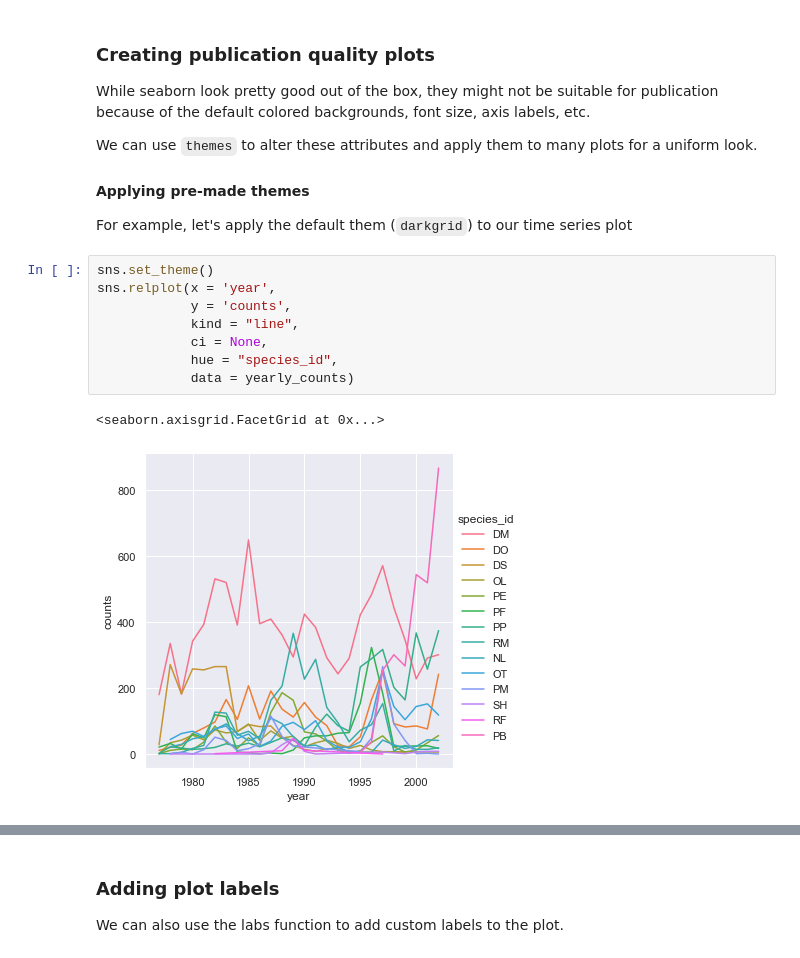
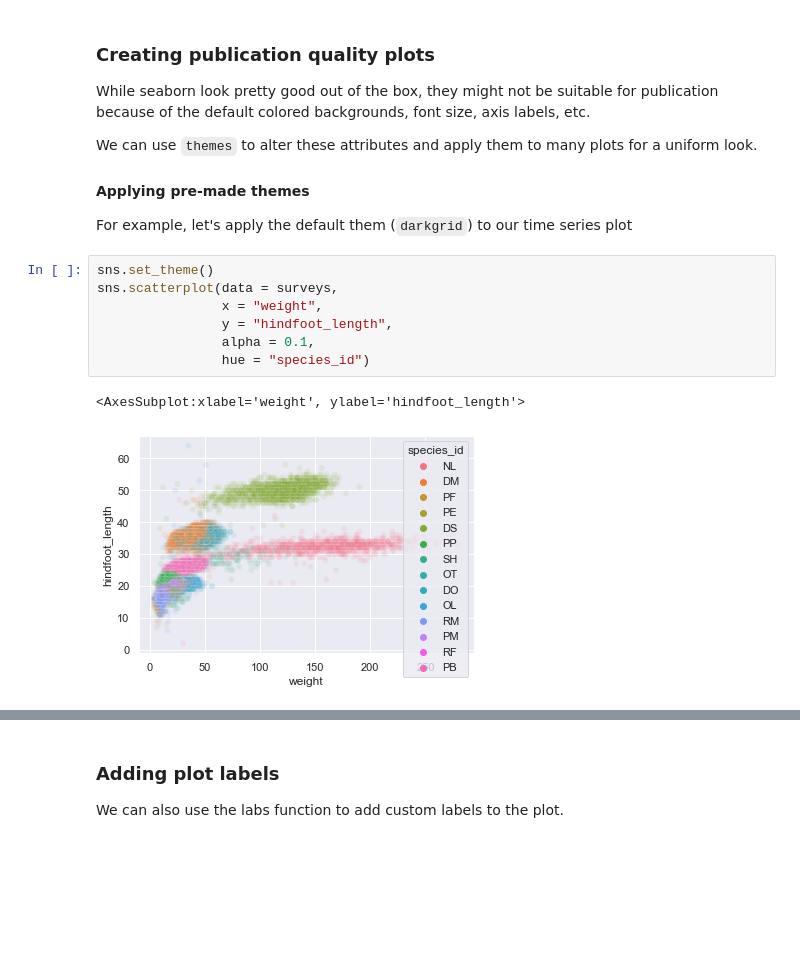
Before and after one commit to maglet/python-plotting-seaborn, a Jupyter notebook: python-plotting.ipynb, the cells around one changed output, grey strips where cells are left out. Drawn from its saved outputs; the diff is of its cells as text; blank space fills up the shorter version.

Commit message:
removed time series data part

```diff
--- a/python-plotting.ipynb
+++ b/python-plotting.ipynb
@@ -414,14 +309,13 @@ We can use `themes` to alter these attributes and apply them to many plots for a
 For example, let's apply the default them (`darkgrid`) to our time series plot
 # %%
 sns.set_theme()
-sns.relplot(x = 'year',
-            y = 'counts',
-            kind = "line",
-            ci = None,
-            hue = "species_id",
-            data = yearly_counts)
+sns.scatterplot(data = surveys,
+                x = "weight",
+                y = "hindfoot_length",
+                alpha = 0.1,
+                hue = "species_id")
 # %% [output]
-<seaborn.axisgrid.FacetGrid at 0x...>
+<AxesSubplot:xlabel='weight', ylabel='hindfoot_length'>
-[figure, old version]
+[figure, new version]
 # %%
 sns.set_style("whitegrid")
```
Also changed, not shown: parts of 43 cells of this notebook, 9 other files.
